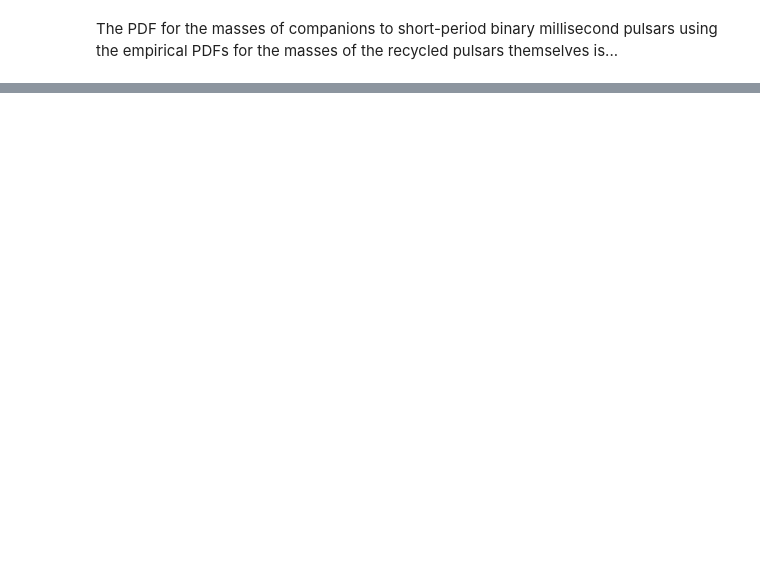
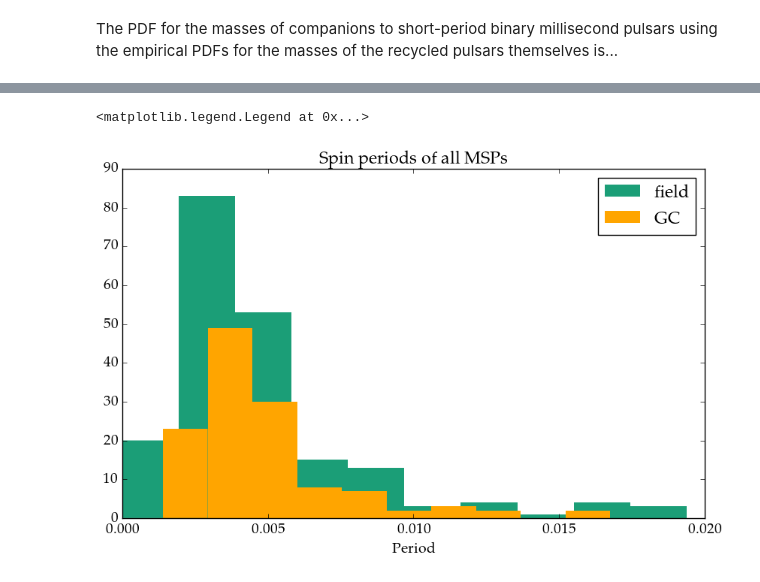
Before and after one commit to astrophysically/ATNF-Pulsar-Cat, a Jupyter notebook: ATNF.ipynb, the cells around one changed output, grey strips where cells are left out. Cells and saved outputs as stored; diff of their text form; code cells hidden in the pictures; blank space fills up the shorter version.

Commit message:
GC vs. field
Adding some additional work on GC vs. field distributions

```diff
--- a/ATNF.ipynb
+++ b/ATNF.ipynb
@@ -365,0 +369,2 @@ silent=plt.xlim(1e-3,1e1)
+# %%
+millisecprop = psrtable[psrtable['P0'] < 0.02]
@@ -365,0 +391,2 @@ silent=plt.xlim(1e-3,1e1)
+# %%
+millisecprop['fobs'] = 0.001074*(millisecprop['A1']**3)/(millisecprop['PB']**2)
@@ -365,0 +395,14 @@ silent=plt.xlim(1e-3,1e1)
+# %%
+assoc = millisecprop['ASSOC']
+gcc_list = []
+field_list = []
+ind = 0
+for thing in assoc:
+    association = str(thing)
+    parseit = association.split(':')
+    whatsit = parseit[0]
+    if whatsit == 'GC':
+        gcc_list.append(ind)
+    else: field_list.append(ind)
+    ind += 1
+millisecprop[gcc_list]
@@ -365,0 +430,15 @@ silent=plt.xlim(1e-3,1e1)
+# %%
+reload(plt)
+
+gcc_table = millisecprop[gcc_list]
+field_table = millisecprop[field_list]
+field_table['P1'][field_table['PSRJ'] == 'J1801-3210'] = 0.26597e-20
+
+plt.hist(field_table['P0'],label = 'field')
+plt.hist(gcc_table['P0'],color='orange', label='GC')
+plt.title('Spin periods of all MSPs')
+plt.xlabel('Period')
+plt.legend()
+# %% [output]
+<matplotlib.legend.Legend at 0x...>
+[figure, added]
```
Also changed, not shown: parts of 22 cells of this notebook.
